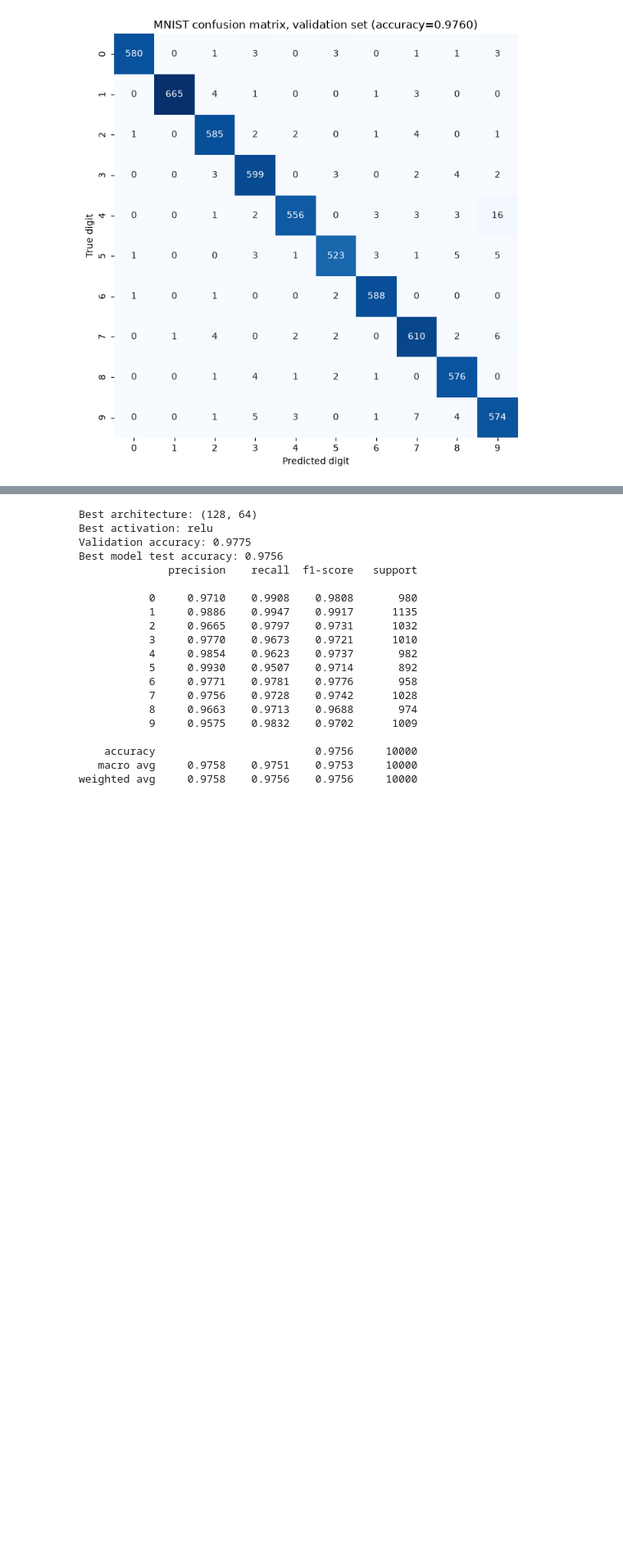
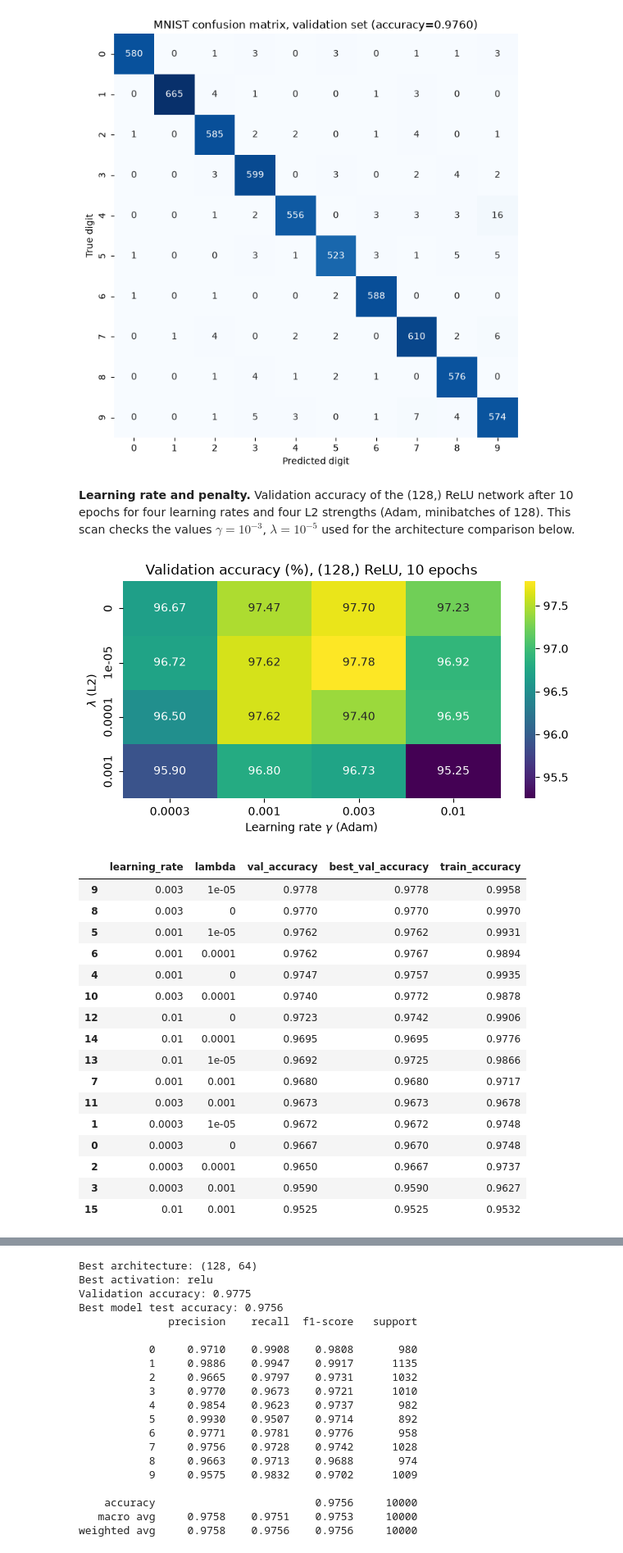
Before and after one commit to AmandaRaeJ16/FYS-STK4155-Project2, a Jupyter notebook: Code/Project2.ipynb, the cells around one changed output, grey strips where cells are left out. Shown at 82% size. Cells and saved outputs as stored; diff of their text form; code cells hidden in the pictures; blank space fills up the shorter version.

```diff
--- a/Code/Project2.ipynb
+++ b/Code/Project2.ipynb
@@ -1411,3 +1430,56 @@ plt.title(
 plt.show()
 # %% [output]
 [figure]
+# %% [markdown]
+**Learning rate and penalty.** Validation accuracy of the (128,) ReLU network after 10 epochs for
+four learning rates and four L2 strengths (Adam, minibatches of 128). This scan checks the values
+$\gamma=10^{-3}$, $\lambda=10^{-5}$ used for the architecture comparison below.
+# %%
+GAMMAS_E = [3e-4, 1e-3, 3e-3, 1e-2]
+LAMBDAS_E = [0.0, 1e-5, 1e-4, 1e-3]
+SCAN_E_PATH = 'results/part_e_gamma_lambda.csv'
+try:
+    scan_e = pd.read_csv(SCAN_E_PATH)
+except FileNotFoundError:
+    rows = []
+    for g in GAMMAS_E:
+        for lam in LAMBDAS_E:
+            net = ScratchClassifier((128,), 'relu', n_inputs=784, n_classes=10, seed=42).fit(
+                X_train, y_train_fit, X_val=X_val, y_val=y_val, optimizer='adam',
+                learning_rate=g, epochs=10, batch_size=128, l2=lam, verbose=False)
+            rows.append({'learning_rate': g, 'lambda': lam,
+                         'val_accuracy': net.history['val_accuracy'][-1],
+                         'best_val_accuracy': max(net.history['val_accuracy']),
+                         'train_accuracy': net.history['train_accuracy'][-1]})
+    scan_e = pd.DataFrame(rows)
+    scan_e.to_csv(SCAN_E_PATH, index=False)
+
+piv = scan_e.pivot(index='lambda', columns='learning_rate', values='val_accuracy') * 100
+plt.figure(figsize=(6.5, 3.6))
+sns.heatmap(piv, annot=True, fmt='.2f', cmap='viridis',
+            xticklabels=[f'{g:g}' for g in piv.columns], yticklabels=['0'] + [f'{l:g}' for l in piv.index[1:]])
+plt.xlabel(r'Learning rate $\gamma$ (Adam)'); plt.ylabel(r'$\lambda$ (L2)')
+plt.title('Validation accuracy (%), (128,) ReLU, 10 epochs')
+plt.tight_layout()
+plt.savefig('figures/fig_part_e_gamma_lambda.png', dpi=300)
+plt.show()
+display(scan_e.sort_values('val_accuracy', ascending=False).style.format({'learning_rate': '{:g}', 'lambda': '{:g}', 'val_accuracy': '{:.4f}', 'best_val_accuracy': '{:.4f}', 'train_accuracy': '{:.4f}'}))
+# %% [output]
+[figure, added]
+|  | learning_rate | lambda | val_accuracy | best_val_accuracy | train_accuracy |
+| 9 | 0.003 | 1e-05 | 0.9778 | 0.9778 | 0.9958 |
+| 8 | 0.003 | 0 | 0.9770 | 0.9770 | 0.9970 |
+| 5 | 0.001 | 1e-05 | 0.9762 | 0.9762 | 0.9931 |
+| 6 | 0.001 | 0.0001 | 0.9762 | 0.9767 | 0.9894 |
+| 4 | 0.001 | 0 | 0.9747 | 0.9757 | 0.9935 |
+| 10 | 0.003 | 0.0001 | 0.9740 | 0.9772 | 0.9878 |
+| 12 | 0.01 | 0 | 0.9723 | 0.9742 | 0.9906 |
+| 14 | 0.01 | 0.0001 | 0.9695 | 0.9695 | 0.9776 |
+| 13 | 0.01 | 1e-05 | 0.9692 | 0.9725 | 0.9866 |
+| 7 | 0.001 | 0.001 | 0.9680 | 0.9680 | 0.9717 |
+| 11 | 0.003 | 0.001 | 0.9673 | 0.9673 | 0.9678 |
+| 1 | 0.0003 | 1e-05 | 0.9672 | 0.9672 | 0.9748 |
+| 0 | 0.0003 | 0 | 0.9667 | 0.9670 | 0.9748 |
+| 2 | 0.0003 | 0.0001 | 0.9650 | 0.9667 | 0.9737 |
+| 3 | 0.0003 | 0.001 | 0.9590 | 0.9590 | 0.9627 |
+| 15 | 0.01 | 0.001 | 0.9525 | 0.9525 | 0.9532 |
```
Also changed, not shown: parts of 30 cells of this notebook, 23 other files.
